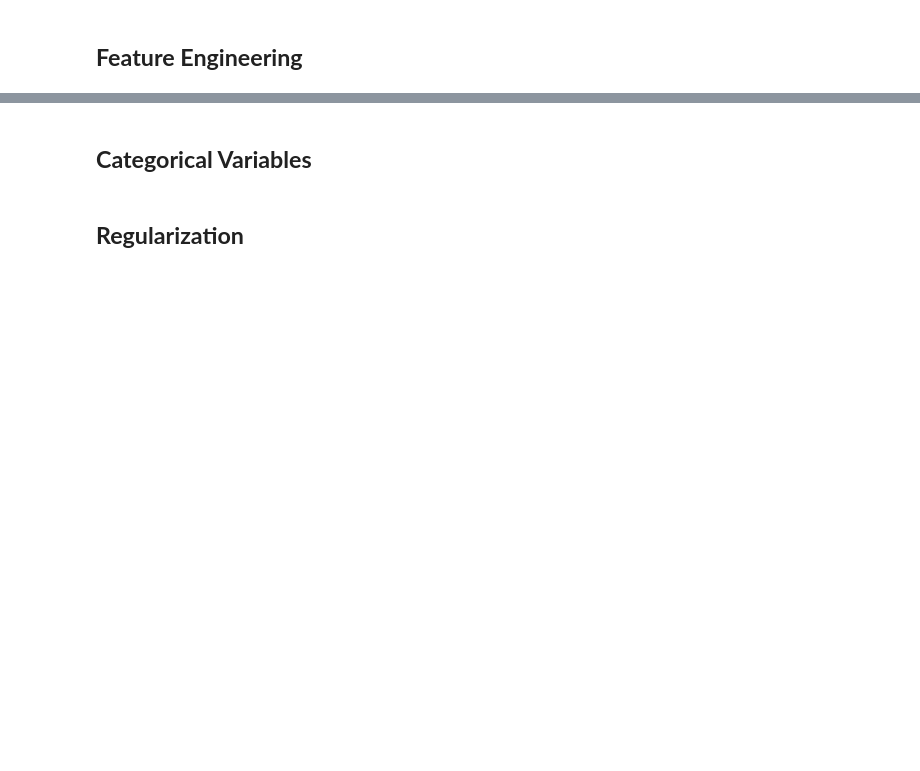
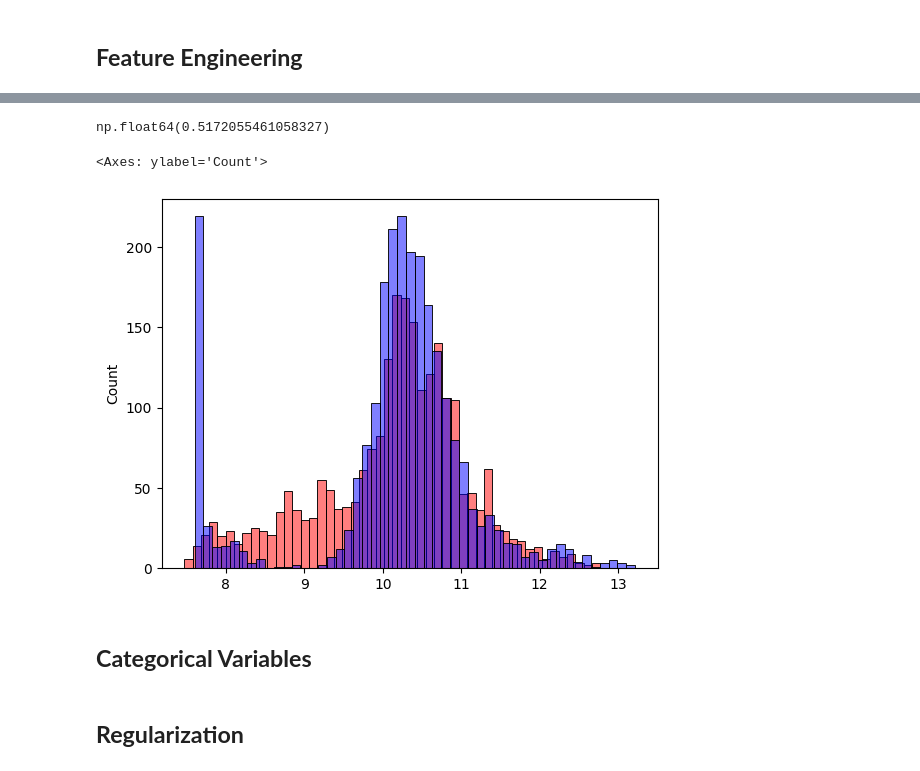
Before and after one commit to h-sutiwas/machine-learning-journey, a Jupyter notebook: 02-regression/lesson.ipynb, the cells around one changed output, grey strips where cells are left out. Cells and saved outputs as stored; diff of their text form; code cells hidden in the pictures; blank space fills up the shorter version.

```diff
--- a/02-regression/lesson.ipynb
+++ b/02-regression/lesson.ipynb
@@ -457,0 +468,15 @@ ValueError: operands could not be broadcast together with shapes (2382,) (7150,)
+# %%
+def prepareX(df):
+    df = df.copy()
+
+    df['age'] = 2017 - df.year
+    features = base + ['age']
+
+    df_num = df[features]
+    df_num = df_num.fillna(0)
+    X = df_num.values
+
+    return X
+# %%
+X_train = prepareX(df_train)
+X_train
@@ -458,3 +492,18 @@ ValueError: operands could not be broadcast together with shapes (2382,) (7150,)
+# %%
+w0, w = trainingLinearRegression(X_train, y_train)
+
+X_val = prepareX(df_val)
+y_pred = w0 + X_val.dot(w)
+
+RMSE(y_val, y_pred)
+# %% [output]
+np.float64(0.5172055461058327)
+# %%
+sns.histplot(y_pred, color='red', alpha=.5, bins=50)
+sns.histplot(y_val, color='blue', alpha=.5, bins=50)
+# %% [output]
+<Axes: ylabel='Count'>
+[figure, added]
 # %% [markdown]
 ## **Categorical Variables**
 # %% [markdown]
```
Also changed, not shown: parts of 4 cells of this notebook.
